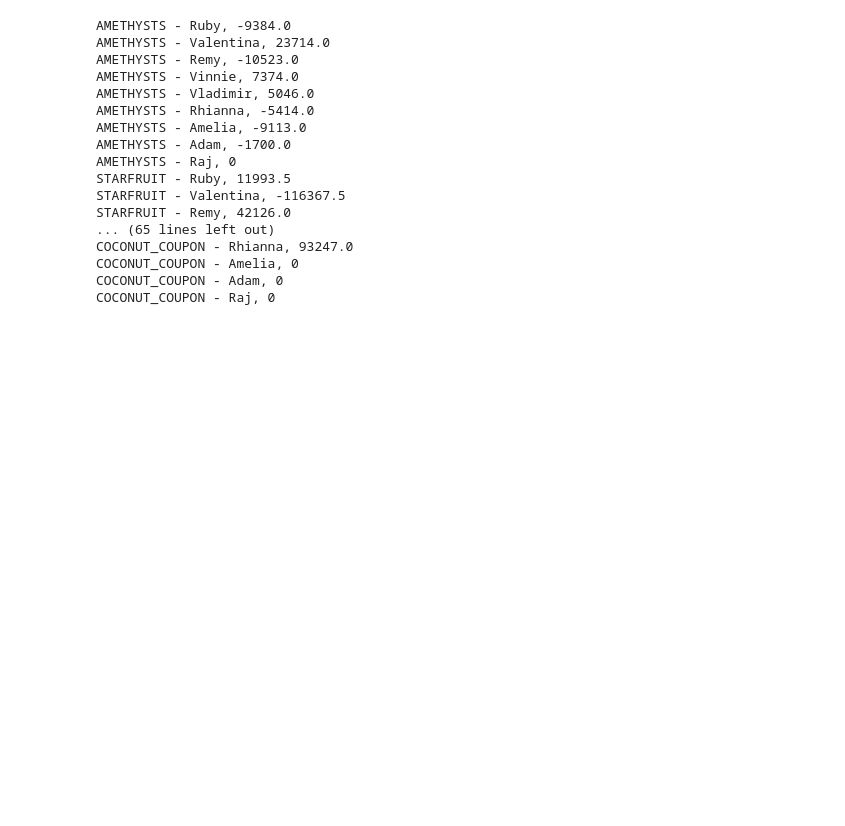
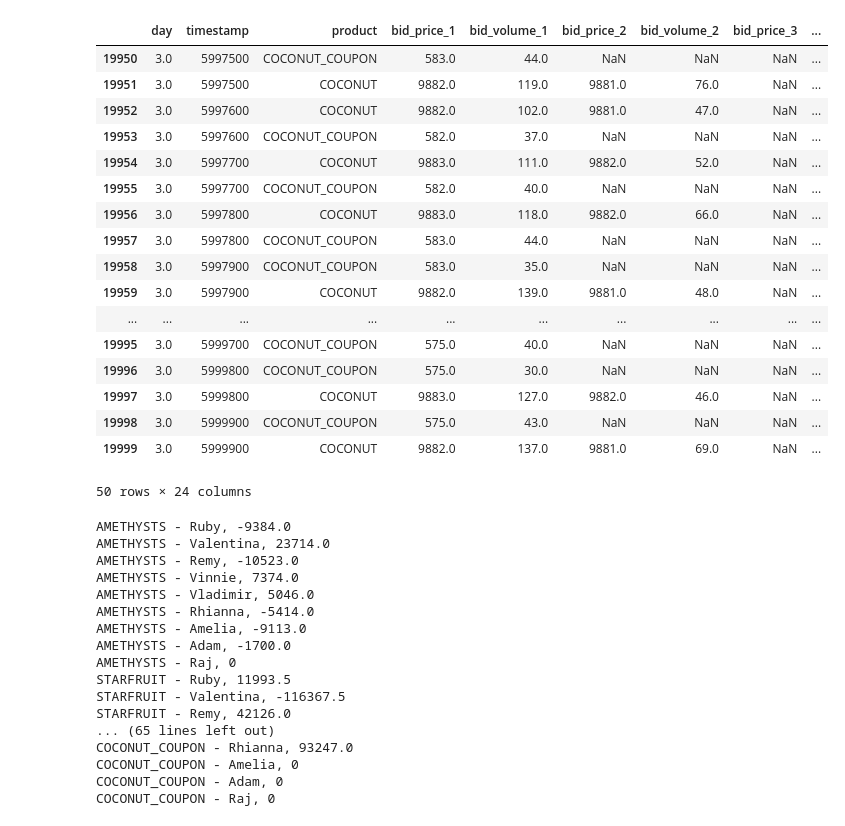
Before and after one commit to simonswe/prosperity2_traderbots, a Jupyter notebook: round5/visualization.ipynb, the cells around one changed output. Saved outputs shown, nothing was run; the diff lists cells and outputs as text; code cells hidden in the pictures; blank space fills up the shorter version.

Commit message:
bidask

```diff
--- a/round5/visualization.ipynb
+++ b/round5/visualization.ipynb
@@ -32,14 +32,33 @@ end_price = {
 # %%
 bidask_paths = ['prices_round_1_day_-2.csv', 'prices_round_2_day_-1.csv', 'prices_round_3_day_0.csv', 'prices_round_4_day_1.csv', 'prices_round_4_day_2.csv', 'prices_round_4_day_3.csv']
 
 bidask_df = pd.DataFrame()
 for i, path in enumerate(bidask_paths):
     new_df = pd.read_csv(path, delimiter=";")
     # add 1000000 to timestamp column
     new_df["timestamp"] = new_df["timestamp"] + 1000000 * i
     bidask_df = pd.concat([bidask_df, new_df])
 
-# bidask_df.tail(50)
+bidask_df.tail(50)
+# %% [output]
+|  | day | timestamp | product | bid_price_1 | bid_volume_1 | bid_price_2 | bid_volume_2 | bid_price_3 | ... |
+| 19950 | 3.0 | 5997500 | COCONUT_COUPON | 583.0 | 44.0 | NaN | NaN | NaN | ... |
+| 19951 | 3.0 | 5997500 | COCONUT | 9882.0 | 119.0 | 9881.0 | 76.0 | NaN | ... |
+| 19952 | 3.0 | 5997600 | COCONUT | 9882.0 | 102.0 | 9881.0 | 47.0 | NaN | ... |
+| 19953 | 3.0 | 5997600 | COCONUT_COUPON | 582.0 | 37.0 | NaN | NaN | NaN | ... |
+| 19954 | 3.0 | 5997700 | COCONUT | 9883.0 | 111.0 | 9882.0 | 52.0 | NaN | ... |
+| 19955 | 3.0 | 5997700 | COCONUT_COUPON | 582.0 | 40.0 | NaN | NaN | NaN | ... |
+| 19956 | 3.0 | 5997800 | COCONUT | 9883.0 | 118.0 | 9882.0 | 66.0 | NaN | ... |
+| 19957 | 3.0 | 5997800 | COCONUT_COUPON | 583.0 | 44.0 | NaN | NaN | NaN | ... |
+| 19958 | 3.0 | 5997900 | COCONUT_COUPON | 583.0 | 35.0 | NaN | NaN | NaN | ... |
+| 19959 | 3.0 | 5997900 | COCONUT | 9882.0 | 139.0 | 9881.0 | 48.0 | NaN | ... |
+| ... | ... | ... | ... | ... | ... | ... | ... | ... | ... |
+| 19995 | 3.0 | 5999700 | COCONUT_COUPON | 575.0 | 40.0 | NaN | NaN | NaN | ... |
+| 19996 | 3.0 | 5999800 | COCONUT_COUPON | 575.0 | 30.0 | NaN | NaN | NaN | ... |
+| 19997 | 3.0 | 5999800 | COCONUT | 9883.0 | 127.0 | 9882.0 | 46.0 | NaN | ... |
+| 19998 | 3.0 | 5999900 | COCONUT_COUPON | 575.0 | 43.0 | NaN | NaN | NaN | ... |
+| 19999 | 3.0 | 5999900 | COCONUT | 9882.0 | 137.0 | 9881.0 | 69.0 | NaN | ... |
+50 rows × 24 columns
 # %%
 class BotPosition:
     def __init__(self):
```
Also changed, not shown: parts of 2 cells of this notebook, 5 other files.
